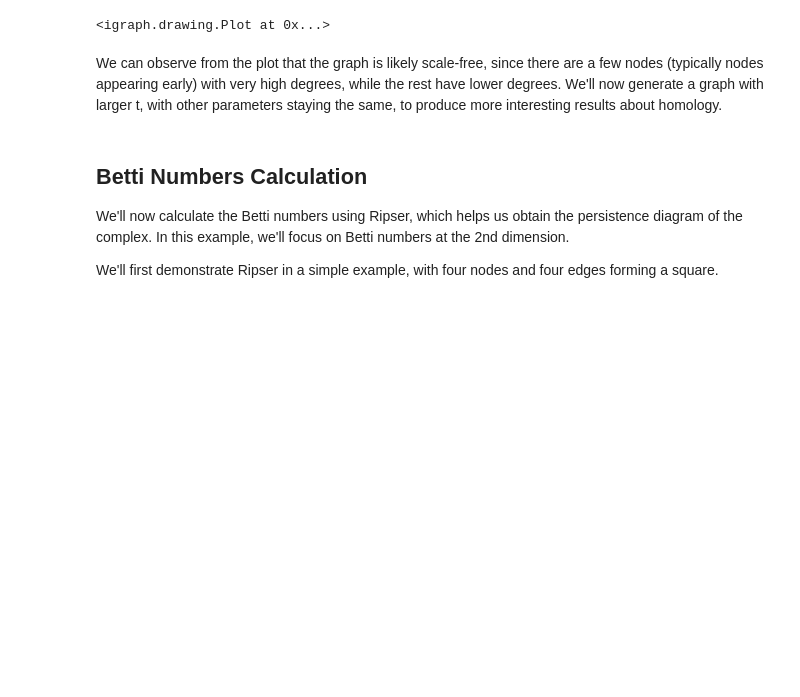
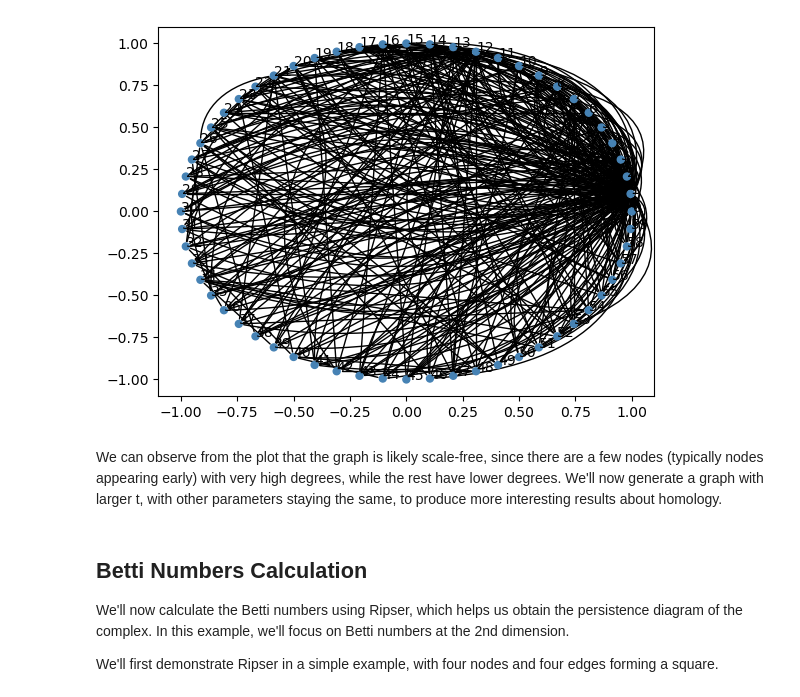
Before and after one commit to carolinerongyi/Preferential_Attachment_Clique_Complex, a Jupyter notebook: tutorial.ipynb, the cells around one changed output. Saved outputs shown, nothing was run; the diff lists cells and outputs as text; code cells hidden in the pictures; blank space fills up the shorter version.

```diff
--- a/tutorial.ipynb
+++ b/tutorial.ipynb
@@ -34,14 +36,16 @@ In order to make the visualize more interpretable, we'll use smaller num_nodes.
 # %%
 m = 7
 delta = -5
 T0 = 60
 seed = 100
 graph = pa_generator(T0, m, delta, seed)
 layout = graph.layout_circle()
 labels = [x for x in range(T0)]
-ig.plot(graph, layout=layout, vertex_label = labels, bbox=(0, 0, 350, 350))
+
+fig, ax = plt.subplots()
+ig.plot(graph, target = ax, layout=layout, vertex_label = labels, bbox=(0, 0, 350, 350))
 # %% [output]
-<igraph.drawing.Plot at 0x...>
+[figure, added]
 # %% [markdown]
 We can observe from the plot that the graph is likely scale-free, since there are a few nodes (typically nodes appearing early) with very high degrees, while the rest have lower degrees. We'll now generate a graph with larger t, with other parameters staying the same, to produce more interesting results about homology.
 # %%
```
Also changed, not shown: parts of 5 cells of this notebook.
